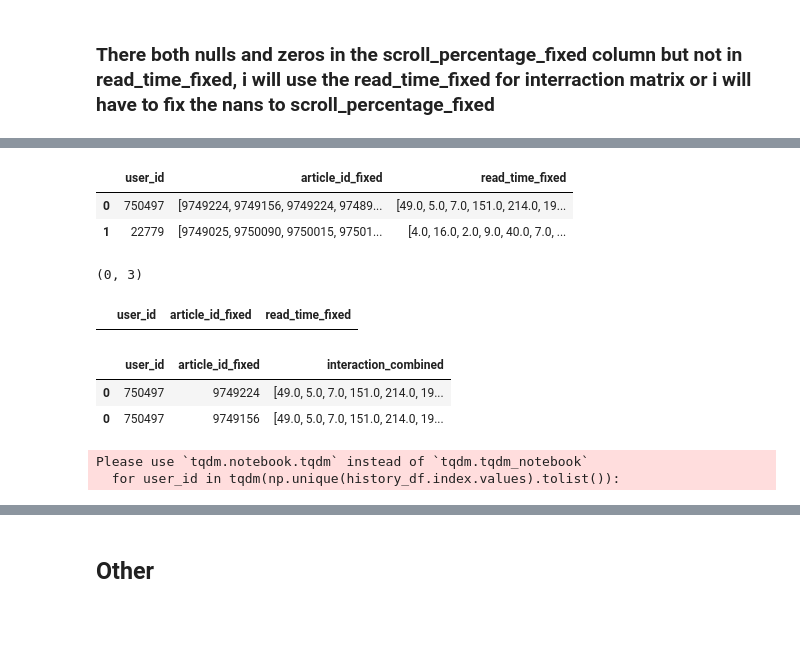
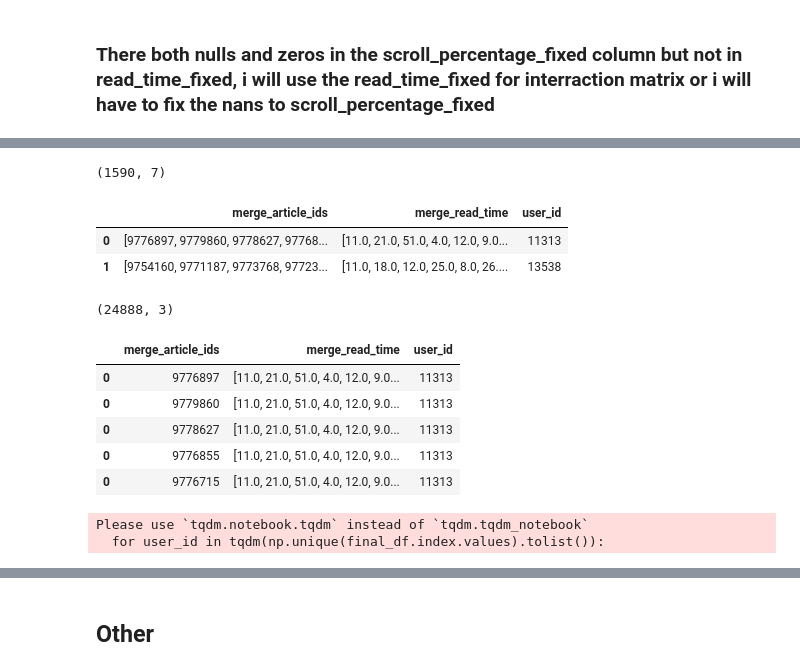
Before and after one commit to akisgazepidis/Recommendation_System_RecSys_Challenge_2024, a Jupyter notebook: RS_Interraction_Matrix.ipynb, the cells around one changed output, grey strips where cells are left out. Drawn from its saved outputs; the diff is of its cells as text; code cells hidden in the pictures; blank space fills up the shorter version.

```diff
--- a/RS_Interraction_Matrix.ipynb
+++ b/RS_Interraction_Matrix.ipynb
@@ -116,0 +149,4 @@ history_df.set_index('user_id').copy()
+# %%
+## Merge behaviours and history-left join
+final_df = pd.merge(behaviors_df,history_df,on='user_id',how='left')
+final_df.shape
@@ -117,6 +164,19 @@ history_df.set_index('user_id').copy()
+# %%
+def concatenate_lists(df, col1, col2, new_col_name):
+    df[new_col_name] = df.apply(lambda row: row[col1] + row[col2] if isinstance(row[col1], list) and isinstance(row[col2], list) else row[col1] if isinstance(row[col1], list) else row[col2] if isinstance(row[col2], list) else [], axis=1)
+    return df
+# %%
+final_df = concatenate_lists(final_df,"article_ids_clicked","article_id_fixed","merge_article_ids")
+final_df = concatenate_lists(final_df,"read_time","read_time_fixed","merge_read_time")
+# %%
+final_df.shape
+# %% [output]
+(1590, 7)
+# %%
+final_df = final_df[['merge_article_ids','merge_read_time','user_id']]
 # %%
-history_df.head(2)
+final_df.head(2)
 # %% [output]
-|  | user_id | article_id_fixed | read_time_fixed |
-| 0 | 750497 | [9749224, 9749156, 9749224, 97489... | [49.0, 5.0, 7.0, 151.0, 214.0, 19... |
-| 1 | 22779 | [9749025, 9750090, 9750015, 97501... | [4.0, 16.0, 2.0, 9.0, 40.0, 7.0, ... |
+|  | merge_article_ids | merge_read_time | user_id |
+| 0 | [9776897, 9779860, 9778627, 97768... | [11.0, 21.0, 51.0, 4.0, 12.0, 9.0... | 11313 |
+| 1 | [9754160, 9771187, 9773768, 97723... | [11.0, 18.0, 12.0, 25.0, 8.0, 26.... | 13538 |
@@ -125,8 +182,0 @@ history_df = history_df.explode('article_id_fixed')
-# %%
-history_df[history_df.index == 13538].shape
-# %% [output]
-(0, 3)
-# %%
-history_df[history_df.index == 13538].head(2)
-# %% [output]
-|  | user_id | article_id_fixed | read_time_fixed |
@@ -136,6 +182,0 @@ history_df.rename(columns= {'read_time_fixed': 'interaction_combined'}, inplace=
-# %%
-history_df.head(2)
-# %% [output]
-|  | user_id | article_id_fixed | interaction_combined |
-| 0 | 750497 | 9749224 | [49.0, 5.0, 7.0, 151.0, 214.0, 19... |
-| 0 | 750497 | 9749156 | [49.0, 5.0, 7.0, 151.0, 214.0, 19... |
@@ -142,25 +189,39 @@ history_df.head(2)
+# %%
+final_df.shape
+# %% [output]
+(24888, 3)
+# %%
+final_df.head()
+# %% [output]
+|  | merge_article_ids | merge_read_time | user_id |
+| 0 | 9776897 | [11.0, 21.0, 51.0, 4.0, 12.0, 9.0... | 11313 |
+| 0 | 9779860 | [11.0, 21.0, 51.0, 4.0, 12.0, 9.0... | 11313 |
+| 0 | 9778627 | [11.0, 21.0, 51.0, 4.0, 12.0, 9.0... | 11313 |
+| 0 | 9776855 | [11.0, 21.0, 51.0, 4.0, 12.0, 9.0... | 11313 |
+| 0 | 9776715 | [11.0, 21.0, 51.0, 4.0, 12.0, 9.0... | 11313 |
 # %%
 # Creation of interaction matrix
 
-interaction_matrix = pd.DataFrame(columns=history_df.columns)
+interaction_matrix = pd.DataFrame(columns=final_df.columns)
 counter = 0
-for user_id in tqdm(np.unique(history_df.index.values).tolist()):
+for user_id in tqdm(np.unique(final_df.index.values).tolist()):
 
-    temp_df = history_df[history_df.index == user_id].copy()
-
+    temp_df = final_df[final_df.index == user_id].copy()
+    temp_df = temp_df.explode('merge_article_ids')
+    temp_df.set_index('user_id',inplace=True)
     temp_lst = []
 
     # Fix the lists that exist in each cell and keep the values that i care
     temp_counter = 0
-    for lst in list(temp_df['interaction_combined']):
+    for lst in list(temp_df['merge_read_time']):
         temp_lst.append(lst[temp_counter])
         temp_counter += 1
 
-    temp_df['interaction_combined_fixed'] = temp_lst
+    temp_df['merge_read_time_fixed'] = temp_lst
 
     # Drop first unneccesary column
-    temp_df.drop('interaction_combined', axis=1, inplace= True)
-    temp_pivoted_df = temp_df.pivot_table(index = temp_df.index, columns='article_id_fixed', values='interaction_combined_fixed', aggfunc='sum').copy()
+    temp_df.drop('merge_read_time', axis=1, inplace= True)
+    temp_pivoted_df = temp_df.pivot_table(index = temp_df.index, columns='merge_article_ids', values='merge_read_time_fixed', aggfunc='sum').copy()
 
     if counter == 0:
         interaction_matrix = temp_pivoted_df.copy()
@@ -171,7 +232,7 @@ for user_id in tqdm(np.unique(history_df.index.values).tolist()):
     counter += 1
 # %% [output]
 Please use `tqdm.notebook.tqdm` instead of `tqdm.tqdm_notebook`
-  for user_id in tqdm(np.unique(history_df.index.values).tolist()):
+  for user_id in tqdm(np.unique(final_df.index.values).tolist()):
 # %%
 interaction_matrix.shape
 # %% [output]
```
Also changed, not shown: parts of 27 cells of this notebook, 8 other files.
